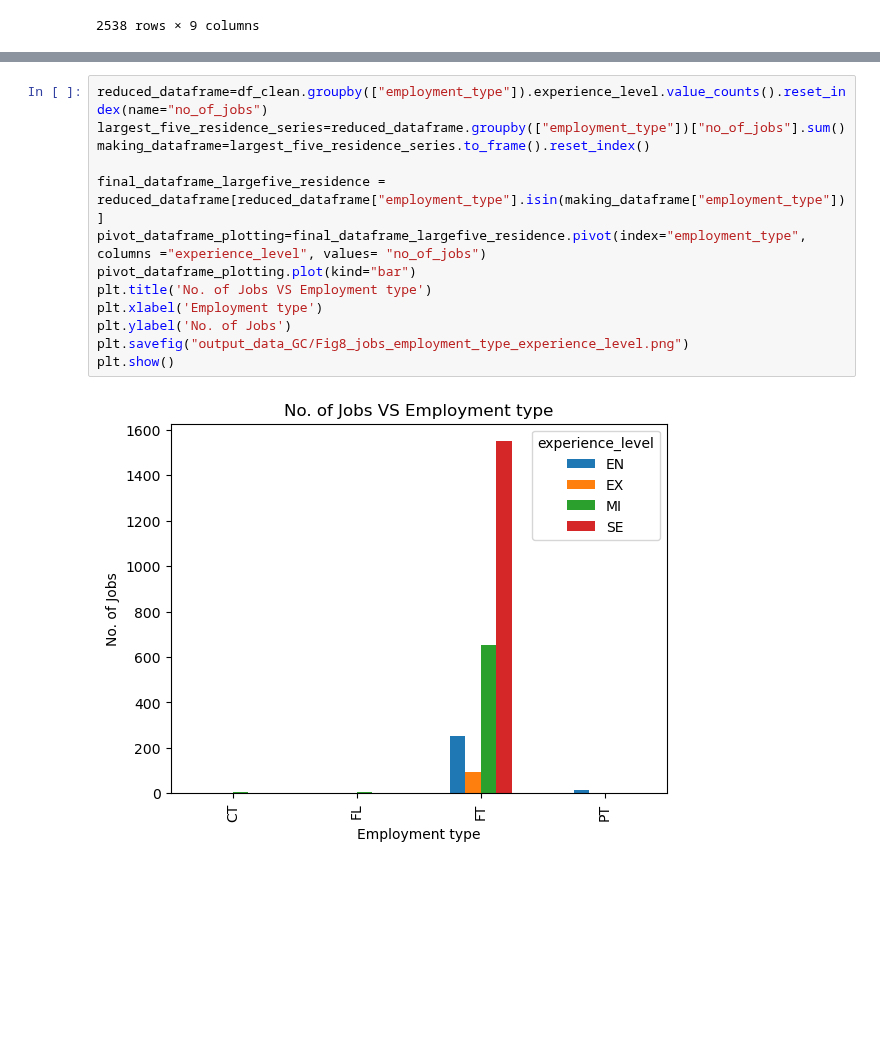
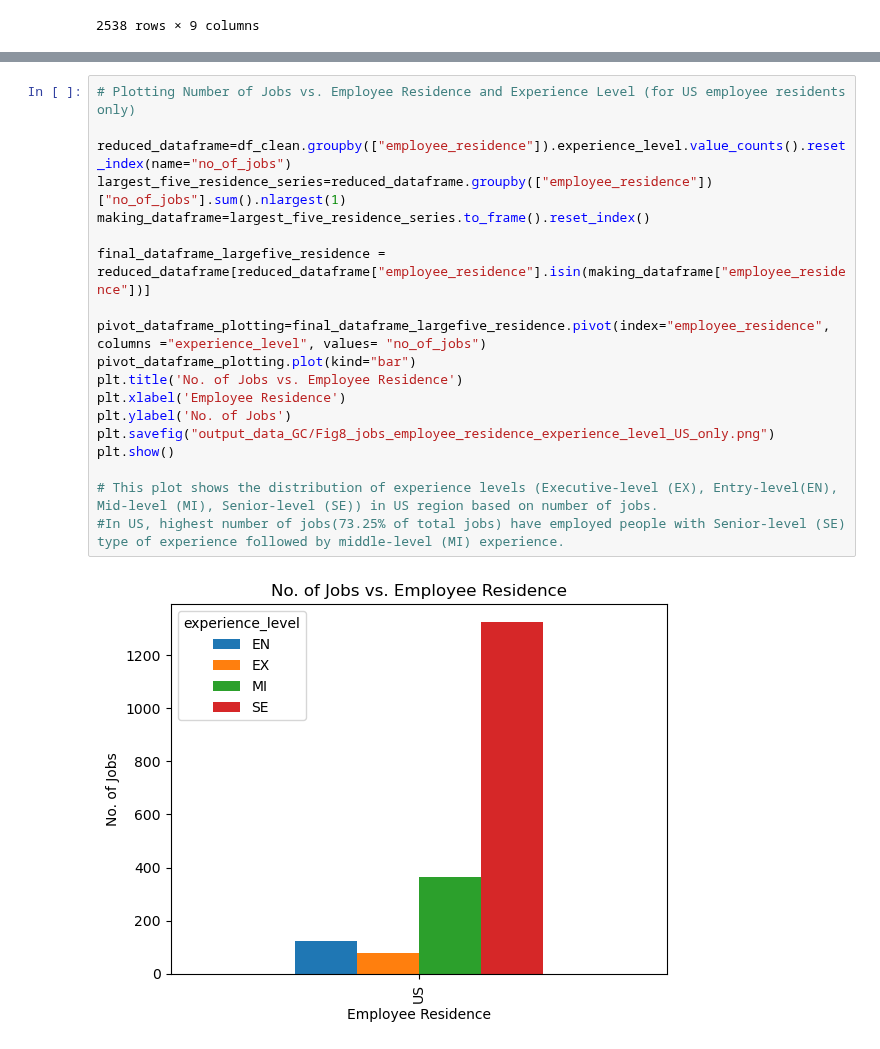
Before and after one commit to garimac12/project_acai, a Jupyter notebook: Merge Trial (NN,AH,GC).ipynb, the cells around one changed output, grey strips where cells are left out. Saved outputs shown, nothing was run; the diff lists cells and outputs as text; blank space fills up the shorter version.

```diff
--- a/Merge Trial (NN,AH,GC).ipynb
+++ b/Merge Trial (NN,AH,GC).ipynb
@@ -386,15 +399,21 @@ plt.show()
 # %%
-reduced_dataframe=df_clean.groupby(["employment_type"]).experience_level.value_counts().reset_index(name="no_of_jobs")
-largest_five_residence_series=reduced_dataframe.groupby(["employment_type"])["no_of_jobs"].sum()
+# Plotting Number of Jobs vs. Employee Residence and Experience Level (for US employee residents only)
+
+reduced_dataframe=df_clean.groupby(["employee_residence"]).experience_level.value_counts().reset_index(name="no_of_jobs")
+largest_five_residence_series=reduced_dataframe.groupby(["employee_residence"])["no_of_jobs"].sum().nlargest(1)
 making_dataframe=largest_five_residence_series.to_frame().reset_index()
 
-final_dataframe_largefive_residence = reduced_dataframe[reduced_dataframe["employment_type"].isin(making_dataframe["employment_type"])]
-pivot_dataframe_plotting=final_dataframe_largefive_residence.pivot(index="employment_type", columns ="experience_level", values= "no_of_jobs")
+final_dataframe_largefive_residence = reduced_dataframe[reduced_dataframe["employee_residence"].isin(making_dataframe["employee_residence"])]
+
+pivot_dataframe_plotting=final_dataframe_largefive_residence.pivot(index="employee_residence", columns ="experience_level", values= "no_of_jobs")
 pivot_dataframe_plotting.plot(kind="bar")
-plt.title('No. of Jobs VS Employment type')
-plt.xlabel('Employment type')
+plt.title('No. of Jobs vs. Employee Residence')
+plt.xlabel('Employee Residence')
 plt.ylabel('No. of Jobs')
-plt.savefig("output_data_GC/Fig8_jobs_employment_type_experience_level.png")
+plt.savefig("output_data_GC/Fig8_jobs_employee_residence_experience_level_US_only.png")
 plt.show()
+
+# This plot shows the distribution of experience levels (Executive-level (EX), Entry-level(EN), Mid-level (MI), Senior-level (SE)) in US region based on number of jobs.
+#In US, highest number of jobs(73.25% of total jobs) have employed people with Senior-level (SE) type of experience followed by middle-level (MI) experience.
 # %% [output]
-[figure, old version]
+[figure, new version]
```
Also changed, not shown: parts of 16 cells of this notebook, 1 other file.
